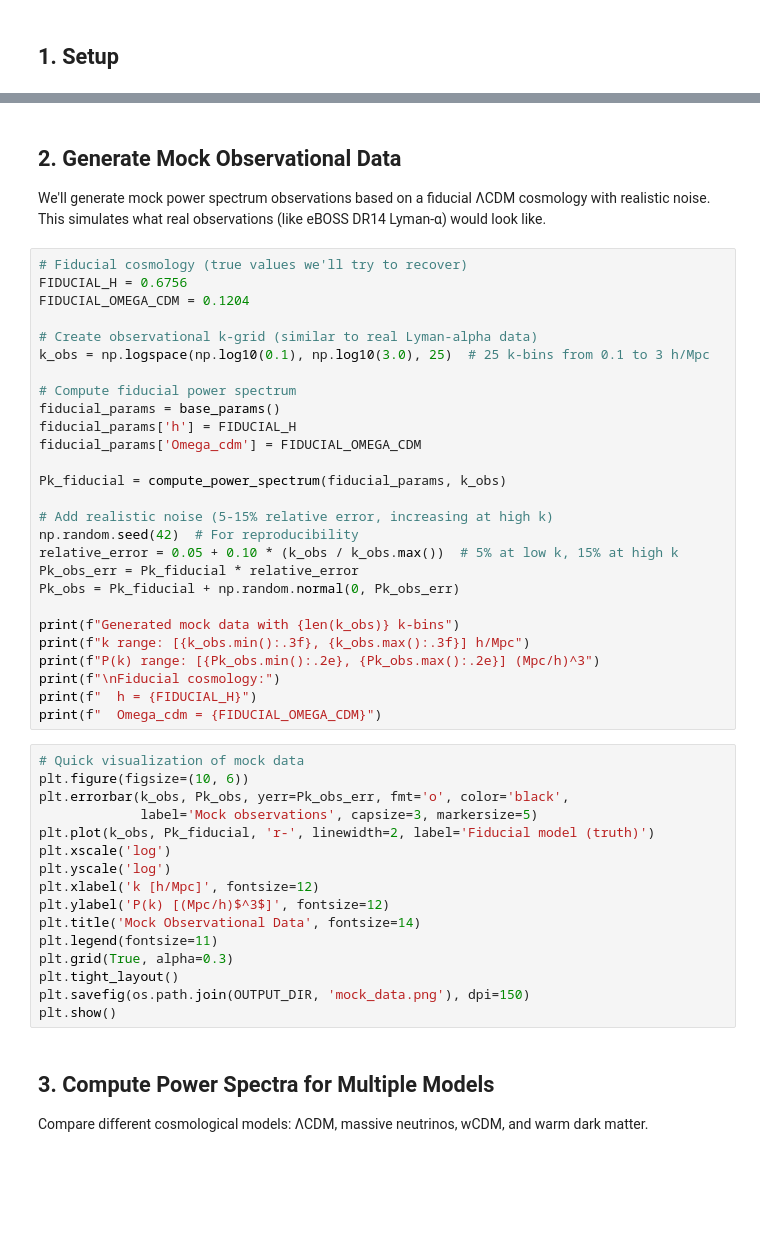
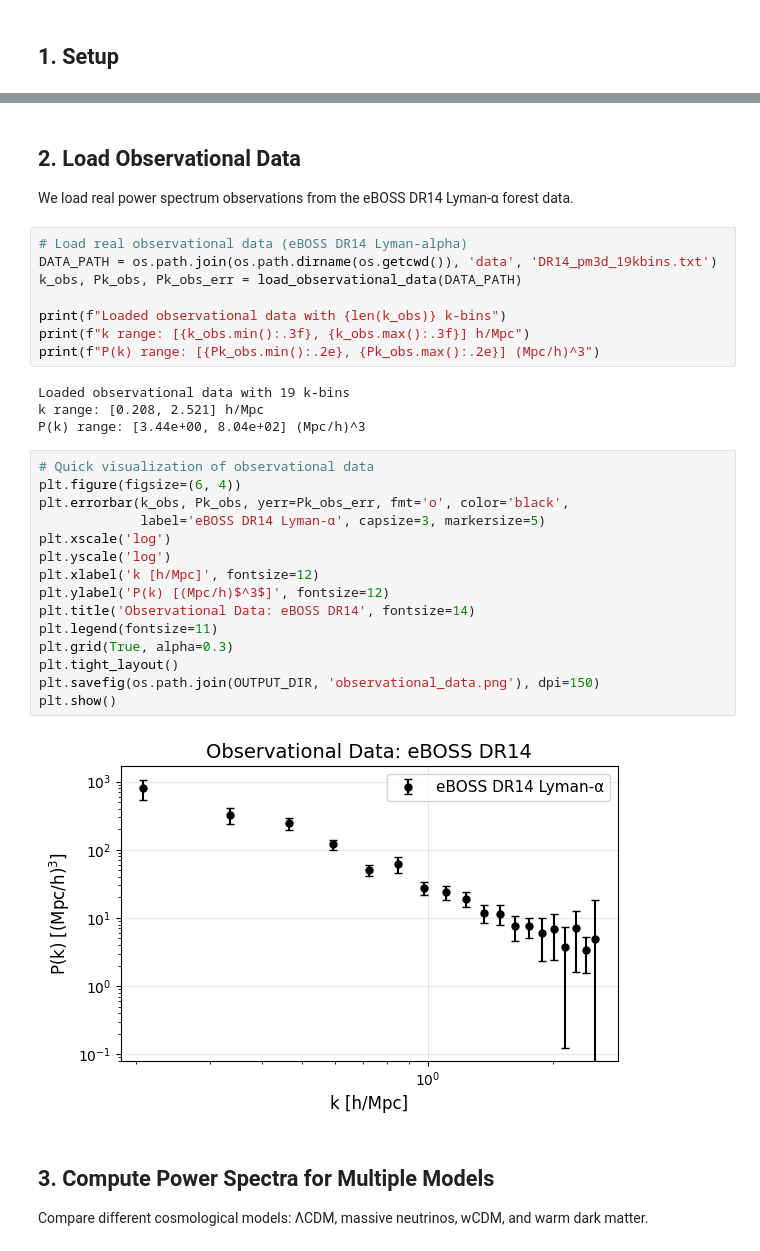
Before and after one commit to HEP-KE/mcp-ke, a Jupyter notebook: notebooks/demo_cosmology_mcmc.ipynb, the cells around one changed output, grey strips where cells are left out. Saved outputs shown, nothing was run; the diff lists cells and outputs as text; blank space fills up the shorter version.

```diff
--- a/notebooks/demo_cosmology_mcmc.ipynb
+++ b/notebooks/demo_cosmology_mcmc.ipynb
@@ -44,50 +52,36 @@ print("Setup complete!")
 # %% [markdown]
-## 2. Generate Mock Observational Data
+## 2. Load Observational Data
 
-We'll generate mock power spectrum observations based on a fiducial ΛCDM cosmology with realistic noise. This simulates what real observations (like eBOSS DR14 Lyman-α) would look like.
+We load real power spectrum observations from the eBOSS DR14 Lyman-α forest data.
 # %%
-# Fiducial cosmology (true values we'll try to recover)
-FIDUCIAL_H = 0.6756
-FIDUCIAL_OMEGA_CDM = 0.1204
+# Load real observational data (eBOSS DR14 Lyman-alpha)
+DATA_PATH = os.path.join(os.path.dirname(os.getcwd()), 'data', 'DR14_pm3d_19kbins.txt')
+k_obs, Pk_obs, Pk_obs_err = load_observational_data(DATA_PATH)
 
-# Create observational k-grid (similar to real Lyman-alpha data)
-k_obs = np.logspace(np.log10(0.1), np.log10(3.0), 25)  # 25 k-bins from 0.1 to 3 h/Mpc
-
-# Compute fiducial power spectrum
-fiducial_params = base_params()
-fiducial_params['h'] = FIDUCIAL_H
-fiducial_params['Omega_cdm'] = FIDUCIAL_OMEGA_CDM
-
-Pk_fiducial = compute_power_spectrum(fiducial_params, k_obs)
-
-# Add realistic noise (5-15% relative error, increasing at high k)
-np.random.seed(42)  # For reproducibility
-relative_error = 0.05 + 0.10 * (k_obs / k_obs.max())  # 5% at low k, 15% at high k
-Pk_obs_err = Pk_fiducial * relative_error
-Pk_obs = Pk_fiducial + np.random.normal(0, Pk_obs_err)
-
-print(f"Generated mock data with {len(k_obs)} k-bins")
+print(f"Loaded observational data with {len(k_obs)} k-bins")
 print(f"k range: [{k_obs.min():.3f}, {k_obs.max():.3f}] h/Mpc")
 print(f"P(k) range: [{Pk_obs.min():.2e}, {Pk_obs.max():.2e}] (Mpc/h)^3")
-print(f"\nFiducial cosmology:")
-print(f"  h = {FIDUCIAL_H}")
-print(f"  Omega_cdm = {FIDUCIAL_OMEGA_CDM}")
+# %% [output]
+Loaded observational data with 19 k-bins
+k range: [0.208, 2.521] h/Mpc
+P(k) range: [3.44e+00, 8.04e+02] (Mpc/h)^3
 # %%
-# Quick visualization of mock data
-plt.figure(figsize=(10, 6))
+# Quick visualization of observational data
+plt.figure(figsize=(6, 4))
 plt.errorbar(k_obs, Pk_obs, yerr=Pk_obs_err, fmt='o', color='black',
-             label='Mock observations', capsize=3, markersize=5)
-plt.plot(k_obs, Pk_fiducial, 'r-', linewidth=2, label='Fiducial model (truth)')
+             label='eBOSS DR14 Lyman-α', capsize=3, markersize=5)
 plt.xscale('log')
 plt.yscale('log')
 plt.xlabel('k [h/Mpc]', fontsize=12)
 plt.ylabel('P(k) [(Mpc/h)$^3$]', fontsize=12)
-plt.title('Mock Observational Data', fontsize=14)
+plt.title('Observational Data: eBOSS DR14', fontsize=14)
 plt.legend(fontsize=11)
 plt.grid(True, alpha=0.3)
 plt.tight_layout()
-plt.savefig(os.path.join(OUTPUT_DIR, 'mock_data.png'), dpi=150)
+plt.savefig(os.path.join(OUTPUT_DIR, 'observational_data.png'), dpi=150)
 plt.show()
+# %% [output]
+[figure, added]
 # %% [markdown]
 ## 3. Compute Power Spectra for Multiple Models
 
```
Also changed, not shown: parts of 16 cells of this notebook, 10 other files.
